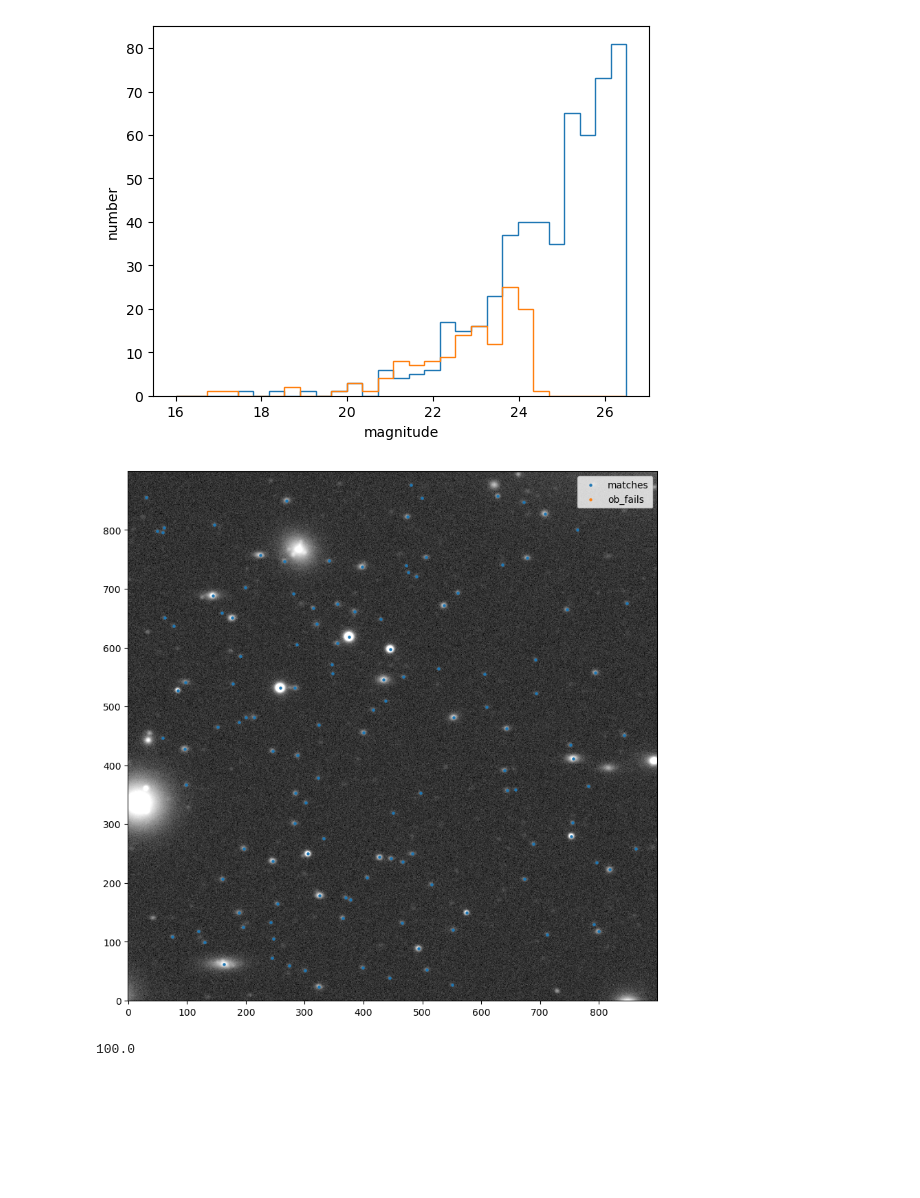
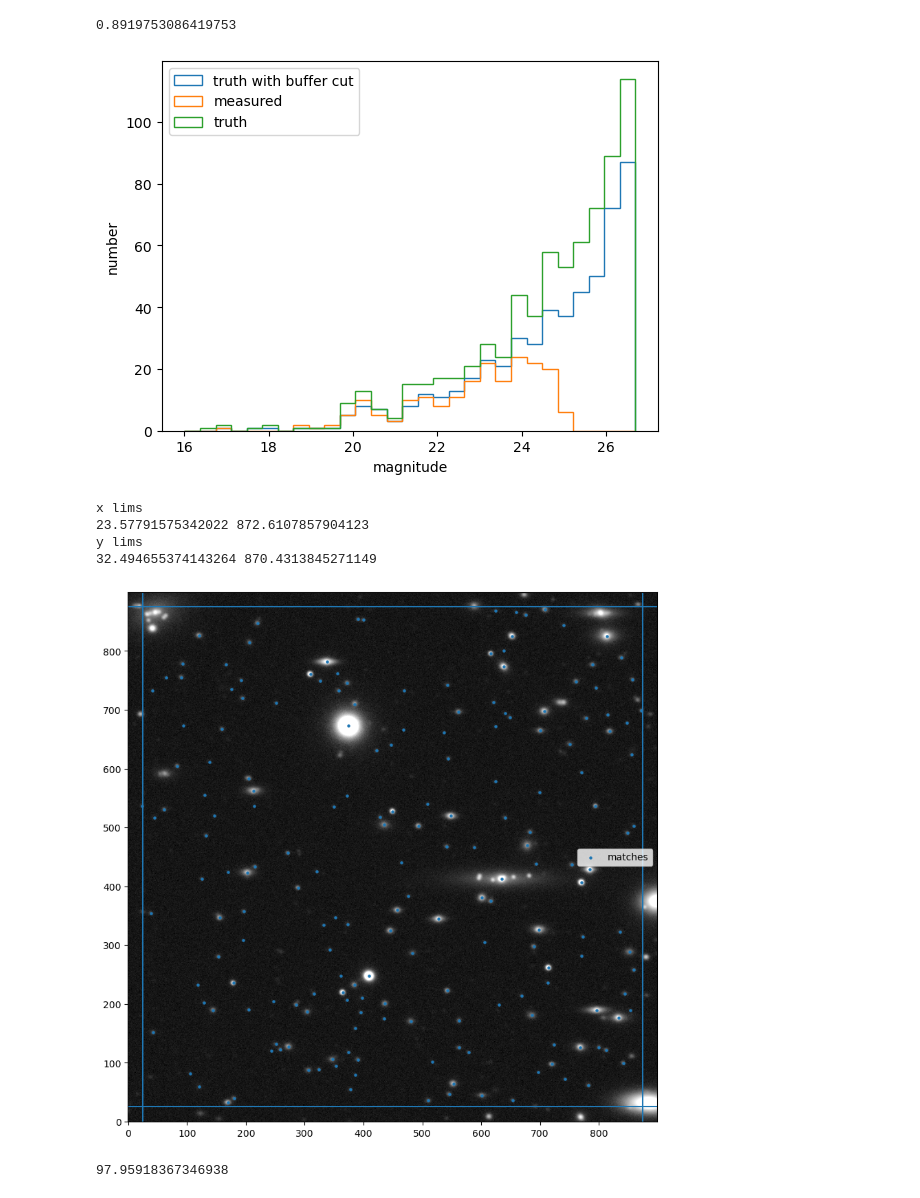
Before and after one commit to philipladuca24/LSST-SimCatVal, a Jupyter notebook: LSST-SimCatVal/testing_scarlet.ipynb, the cells around one changed output. Saved outputs shown, nothing was run; the diff lists cells and outputs as text; code cells hidden in the pictures; blank space fills up the shorter version.

Commit message:
buffer improvements

```diff
--- a/LSST-SimCatVal/testing_scarlet.ipynb
+++ b/LSST-SimCatVal/testing_scarlet.ipynb
@@ -22,9 +22,9 @@ import numpy as np
 from utils import sample_position, sample_diff_position
 import pickle
 
-ind = 212
+ind = 667
 skycat_path="/hildafs/home/pladuca/main/skyCatalog.yaml"
-Dp1_sample="/hildafs/home/pladuca/main/lsst-sim-package/LSST-SimCatVal/LSST-SimCatVal/outputs/ECDFS_3000_psf.pkl"
+Dp1_sample="/hildafs/home/pladuca/main/lsst-sim-package/LSST-SimCatVal/LSST-SimCatVal/pickles/ECDFS_3000_psf.pkl"
 im_size=900
 save_path="/hildafs/home/pladuca/main/lsst-sim-package/LSST-SimCatVal/LSST-SimCatVal/outputs_vdiff"
 diff_path="/hildafs/home/pladuca/main/lsst-sim-package/LSST-SimCatVal/LSST-SimCatVal/diffsky_1_28"
@@ -44,6 +44,6 @@ diff_ra = diff_position[ind-1][0]
 diff_dec = diff_position[ind-1][1]
 samp = {'i':sample['i']}
 
-afw_dic, truths, npy_dic = make_sim(skycat_path, ra, dec, 900, 50, sample, 31.4, diff_path, diff_ra, diff_dec, n_jobs=6)
+afw_dic, truths, npy_dic = make_sim(skycat_path, ra, dec, 900, 50, sample, 31.4, ind, diff_path, diff_ra, diff_dec, n_jobs=6)
 cats_f = run_lsst_pipe_multi([b for b in sample.keys()], [afw_dic[i] for i in sample.keys()], 6)
 # %% [output]
@@ -158,8 +192,8 @@ true_stars = np.array(true_stars)
 # %%
-truths_i['x'] = true_points[:,0]
-truths_i['y'] = true_points[:,1]
-truths_star['x'] = true_stars[:,0]
-truths_star['y'] = true_stars[:,1]
+# truths_i['x'] = true_points[:,0]
+# truths_i['y'] = true_points[:,1]
+# truths_star['x'] = true_stars[:,0]
+# truths_star['y'] = true_stars[:,1]
 # %%
 plt.scatter(truths_i['x'],truths_i['y'])
 plt.scatter(temp['base_SdssCentroid_x'],temp['base_SdssCentroid_y'])
@@ -176,10 +217,17 @@ print(np.sum(out_mask)/len(out_mask) * 100)
+# %%
+(900 - 50)**2 / (900**2)
+# %% [output]
+0.8919753086419753
 # %%
-bins = np.linspace(16,26.5,30)
-plt.hist(t_mags[t_mags<26.5][~out_mask], bins,histtype="step",label='truth')
-plt.hist(mags, bins,histtype="step",label='meas')
+bins = np.linspace(16,mag_lim,30)
+plt.hist(t_mags[t_mags<mag_lim][out_mask], bins,histtype="step",label='truth with buffer cut')
+plt.hist(mags[base_cuts & snr_cut], bins,histtype="step",label='measured')
+plt.hist(t_mags[t_mags<mag_lim], bins,histtype="step",label='truth')
 # plt.axvline(24.75)
 plt.xlabel('magnitude')
 plt.ylabel('number')
+plt.legend()
+# plt.yscale('log')
 plt.show()
 # %% [output]
-[figure, old version]
+[figure, new version]
@@ -198,45 +234,50 @@ plt.show()
 # %%
-ob_pix = np.column_stack([temp['base_SdssCentroid_x'],temp['base_SdssCentroid_y']])
+ob_pix = np.column_stack([temp[base_cuts & snr_cut]['base_SdssCentroid_x'],temp[base_cuts & snr_cut]['base_SdssCentroid_y']])
 true_pix = np.column_stack([truths_i['x'],truths_i['y']])
-true_ps = np.column_stack([truths_star['x'],truths_star['y']])
 tree = cKDTree(true_pix)
-tree_star = cKDTree(true_ps)
 
 dist, idx = tree.query(ob_pix, k=1)
-dist_s, idx_s = tree_star.query(ob_pix, k=1)
 
 dist = np.array(dist)
 idx = np.array(idx)
-dist_s = np.array(dist_s)
-idx_s = np.array(idx_s)
 sep_mask = dist < 5
-sep_mask_s = dist_s < 5
-ob_matches = temp[sep_mask | sep_mask_s]
-gal_matches = temp[sep_mask]
-ob_fails = temp[~(sep_mask|sep_mask_s)]
+ob_matches = temp[base_cuts & snr_cut][sep_mask]
+ob_fails = temp[base_cuts & snr_cut][~(sep_mask)]
 truth_matches = truths_i[idx[sep_mask]]
+truth_fails = truths_i[idx[~sep_mask]]
 # %%
 stretch = AsinhStretch(0.0001)
 norm = ImageNormalize(
     npy_dic['i']['afw_image'].image.array,
     interval=PercentileInterval(99.5),  # clip extremes
     stretch=AsinhStretch())
 fig = plt.figure(figsize=(10,10))
 plt.imshow(npy_dic['i']['afw_image'].image.array, norm=norm, origin='lower', cmap='gray')
 plt.scatter(ob_matches['base_SdssCentroid_x'],ob_matches['base_SdssCentroid_y'],label='matches', s=5)
-plt.scatter(ob_fails['base_SdssCentroid_x'],ob_fails['base_SdssCentroid_y'],label='ob_fails', s=5)
+# plt.scatter(ob_fails['base_SdssCentroid_x'],ob_fails['base_SdssCentroid_y'],label='ob_fails', s=5)
 # plt.scatter(star_matches['base_SdssCentroid_x'],star_matches['base_SdssCentroid_y'],label='ob_fails', s=1)
-# plt.scatter(truth_fails['x'],truth_fails['y'],label='truth_fails')
-# plt.axvline(0, color='r', linestyle='--')
+# plt.scatter(truths_i[out_mask]['x'],truths_i[out_mask]['y'],label='truth_fails',s=5)
 # plt.axvline(900, color='r', linestyle='--')
 # plt.axhline(900, color='r', linestyle='--')
 # plt.axhline(0, color='r', linestyle='--')
 plt.legend()
+print('x lims')
+print(np.min(ob_matches['base_SdssCentroid_x']),np.max(ob_matches['base_SdssCentroid_x']))
+print('y lims')
+print(np.min(ob_matches['base_SdssCentroid_y']),np.max(ob_matches['base_SdssCentroid_y']))
+plt.axhline(875)
+plt.axhline(25)
+plt.axvline(25)
+plt.axvline(875)
 plt.show()
 # %% [output]
+x lims
+23.57791575342022 872.6107857904123
+y lims
+32.494655374143264 870.4313845271149
-[figure, old version]
+[figure, new version]
 # %%
-print(np.sum(sep_mask | sep_mask_s)/ len(sep_mask) * 100)
+print(np.sum(sep_mask)/ len(sep_mask) * 100)
 # %% [output]
-100.0
+97.95918367346938
 # %%
```
Also changed, not shown: parts of 13 cells of this notebook, 5 other files.
